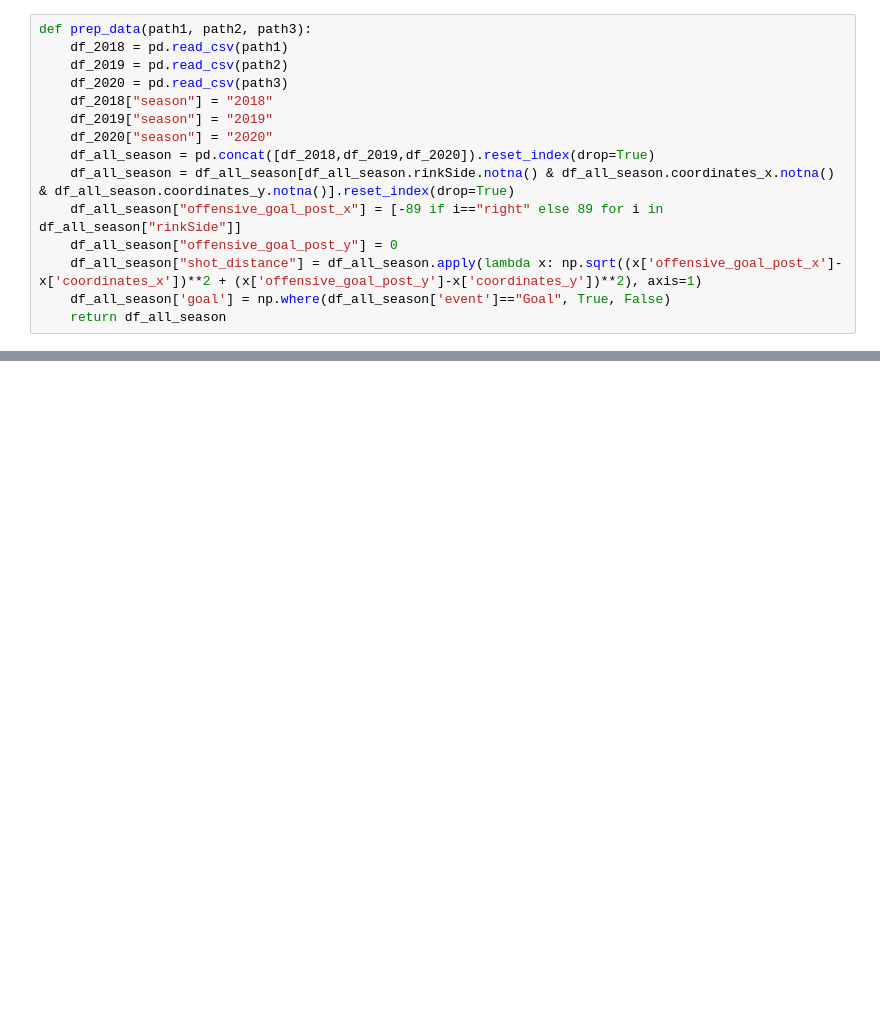
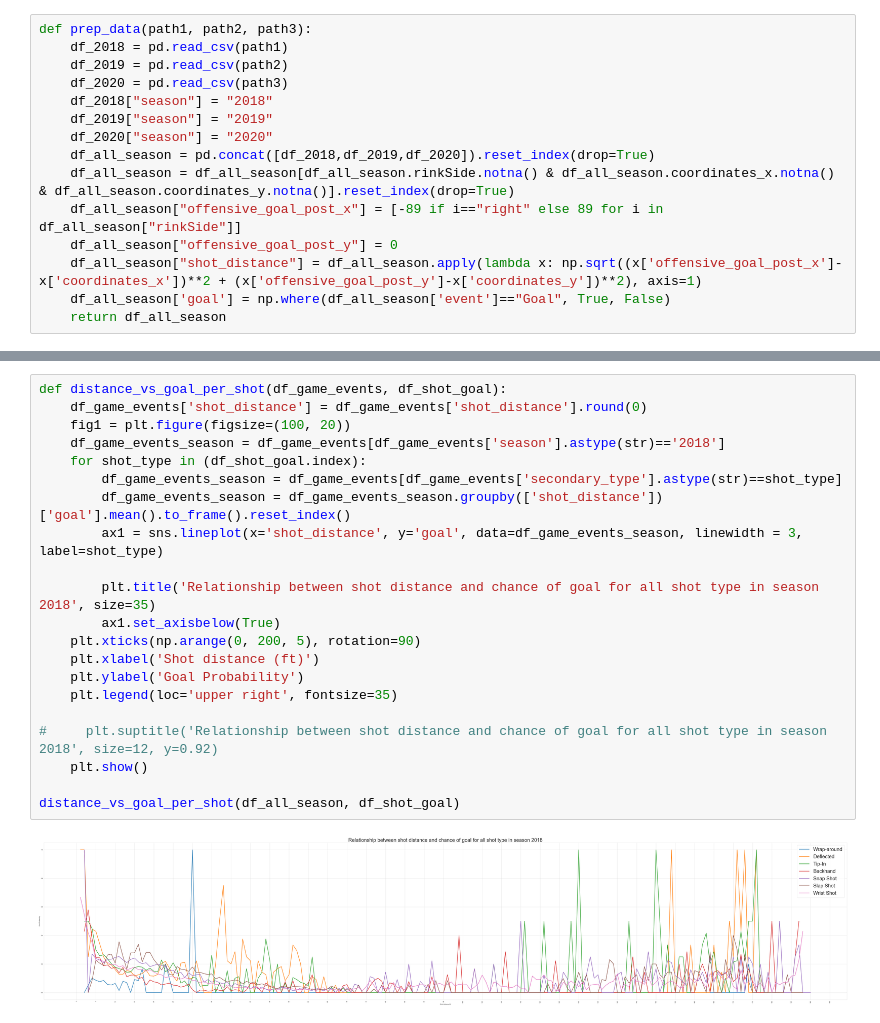
Before and after one commit to IFT6758-Team-08/Team_8_IFT_6758, a Jupyter notebook: notebooks/Milestone_1_Visualization.ipynb, the cells around one changed output, grey strips where cells are left out. Saved outputs shown, nothing was run; the diff lists cells and outputs as text; blank space fills up the shorter version.

```diff
--- a/notebooks/Milestone_1_Visualization.ipynb
+++ b/notebooks/Milestone_1_Visualization.ipynb
@@ -90,0 +121,23 @@ distance_vs_goal(df_all_season)
+# %%
+def distance_vs_goal_per_shot(df_game_events, df_shot_goal):
+    df_game_events['shot_distance'] = df_game_events['shot_distance'].round(0)
+    fig1 = plt.figure(figsize=(100, 20))
+    df_game_events_season = df_game_events[df_game_events['season'].astype(str)=='2018']
+    for shot_type in (df_shot_goal.index):
+        df_game_events_season = df_game_events[df_game_events['secondary_type'].astype(str)==shot_type]
+        df_game_events_season = df_game_events_season.groupby(['shot_distance'])['goal'].mean().to_frame().reset_index()
+        ax1 = sns.lineplot(x='shot_distance', y='goal', data=df_game_events_season, linewidth = 3, label=shot_type)
+
+        plt.title('Relationship between shot distance and chance of goal for all shot type in season 2018', size=35)
+        ax1.set_axisbelow(True)
+    plt.xticks(np.arange(0, 200, 5), rotation=90)
+    plt.xlabel('Shot distance (ft)')
+    plt.ylabel('Goal Probability')
+    plt.legend(loc='upper right', fontsize=35)
+
+#     plt.suptitle('Relationship between shot distance and chance of goal for all shot type in season 2018', size=12, y=0.92)
+    plt.show()
+
+distance_vs_goal_per_shot(df_all_season, df_shot_goal)
+# %% [output]
+[figure, added]
```
Also changed, not shown: parts of 2 cells of this notebook.
